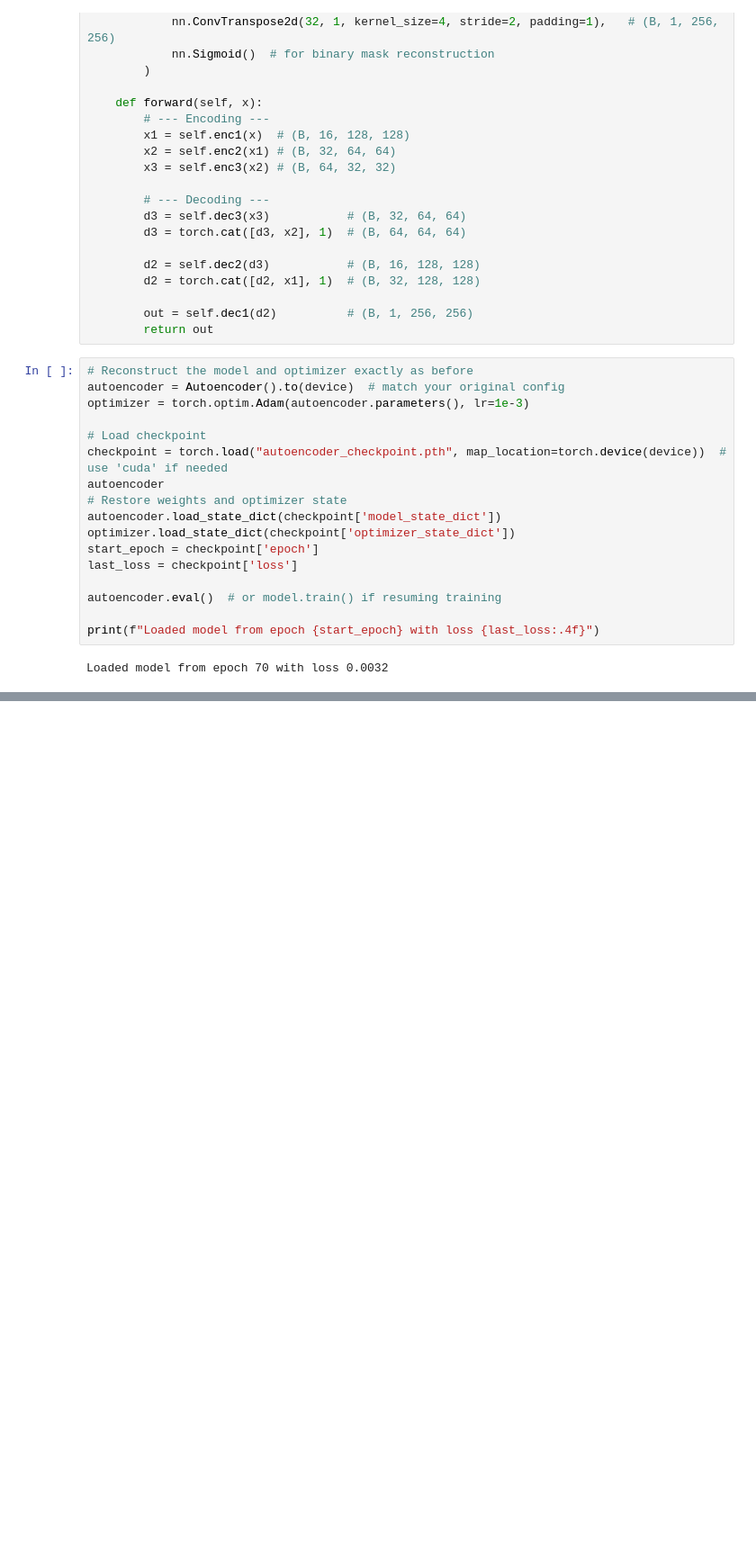
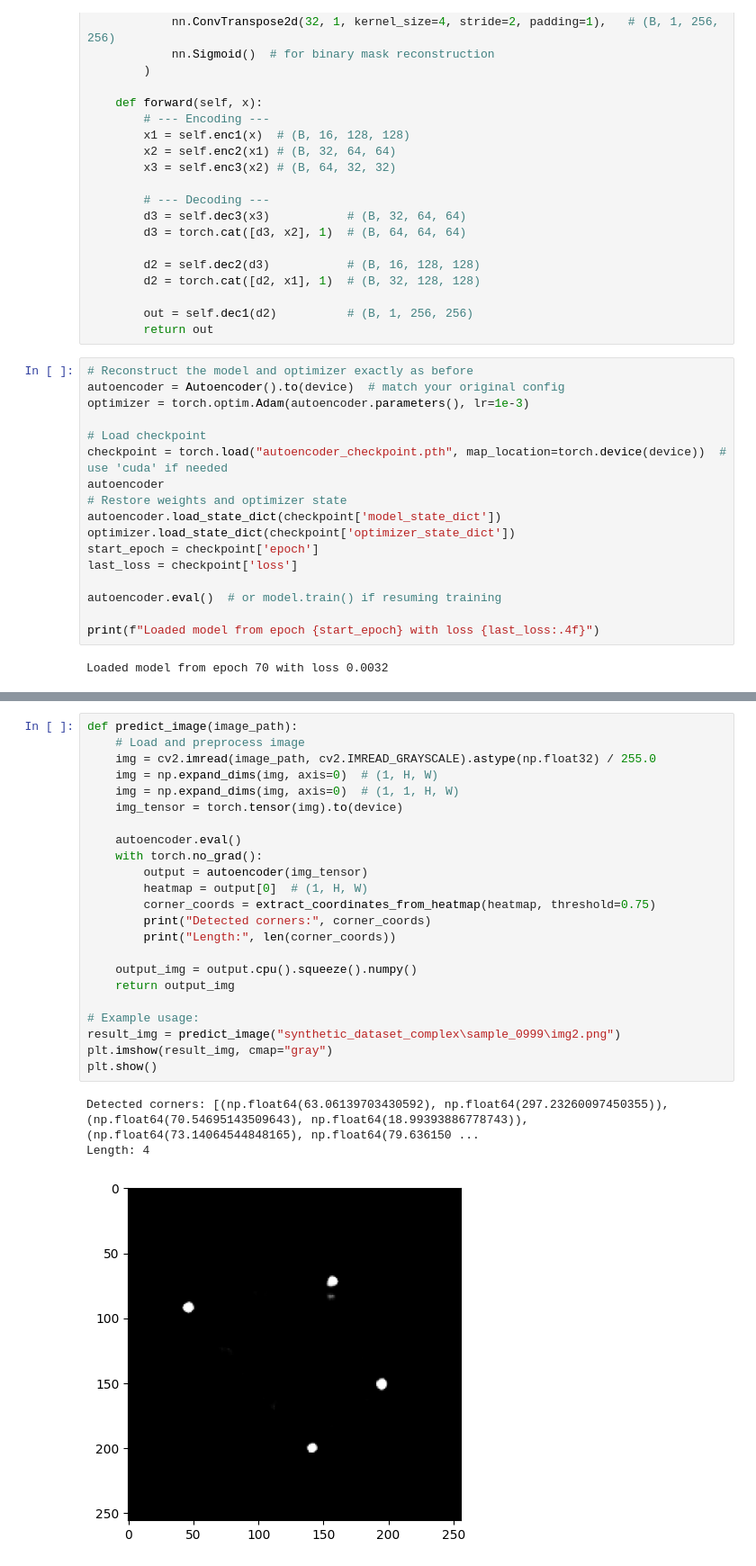
Before and after one commit to BimsaraS99/GeoAngleNet, a Jupyter notebook: complete_model_train.ipynb, the cells around one changed output, grey strips where cells are left out. Shown at 90% size. Cells and saved outputs as stored; diff of their text form; blank space fills up the shorter version.

```diff
--- a/complete_model_train.ipynb
+++ b/complete_model_train.ipynb
@@ -226,0 +141,27 @@ match_point_sets(l1, l2)
+# %%
+def predict_image(image_path):
+    # Load and preprocess image
+    img = cv2.imread(image_path, cv2.IMREAD_GRAYSCALE).astype(np.float32) / 255.0
+    img = np.expand_dims(img, axis=0)  # (1, H, W)
+    img = np.expand_dims(img, axis=0)  # (1, 1, H, W)
+    img_tensor = torch.tensor(img).to(device)
+
+    autoencoder.eval()
+    with torch.no_grad():
+        output = autoencoder(img_tensor)
+        heatmap = output[0]  # (1, H, W)
+        corner_coords = extract_coordinates_from_heatmap(heatmap, threshold=0.75)
+        print("Detected corners:", corner_coords)
+        print("Length:", len(corner_coords))
+
+    output_img = output.cpu().squeeze().numpy()
+    return output_img
+
+# Example usage:
+result_img = predict_image("synthetic_dataset_complex\sample_0999\img2.png")
+plt.imshow(result_img, cmap="gray")
+plt.show()
+# %% [output]
+Detected corners: [(np.float64(63.06139703430592), np.float64(297.23260097450355)), (np.float64(70.54695143509643), np.float64(18.99393886778743)), (np.float64(73.14064544848165), np.float64(79.636150 ...
+Length: 4
+[figure, added]
```
Also changed, not shown: parts of 32 cells of this notebook, 3 other files.
